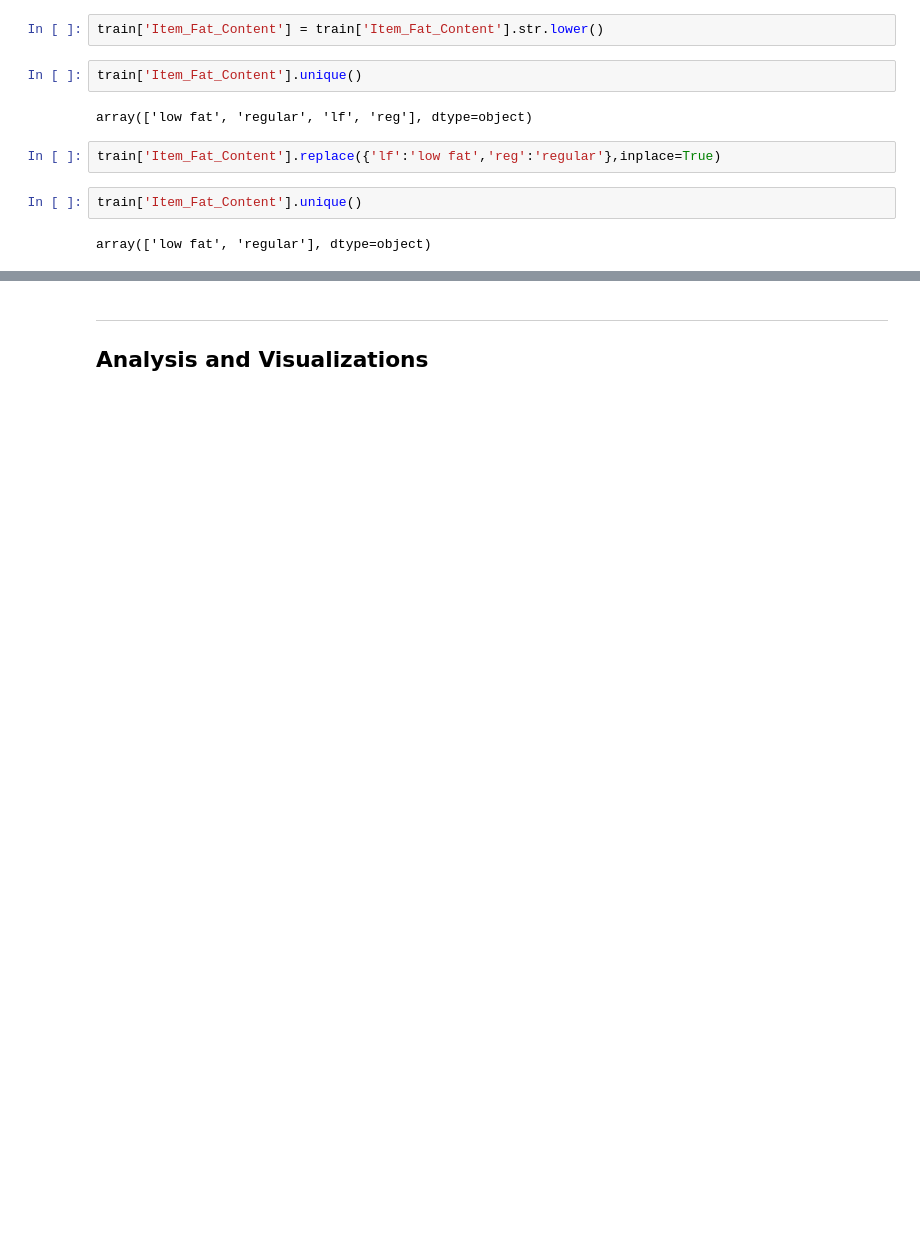
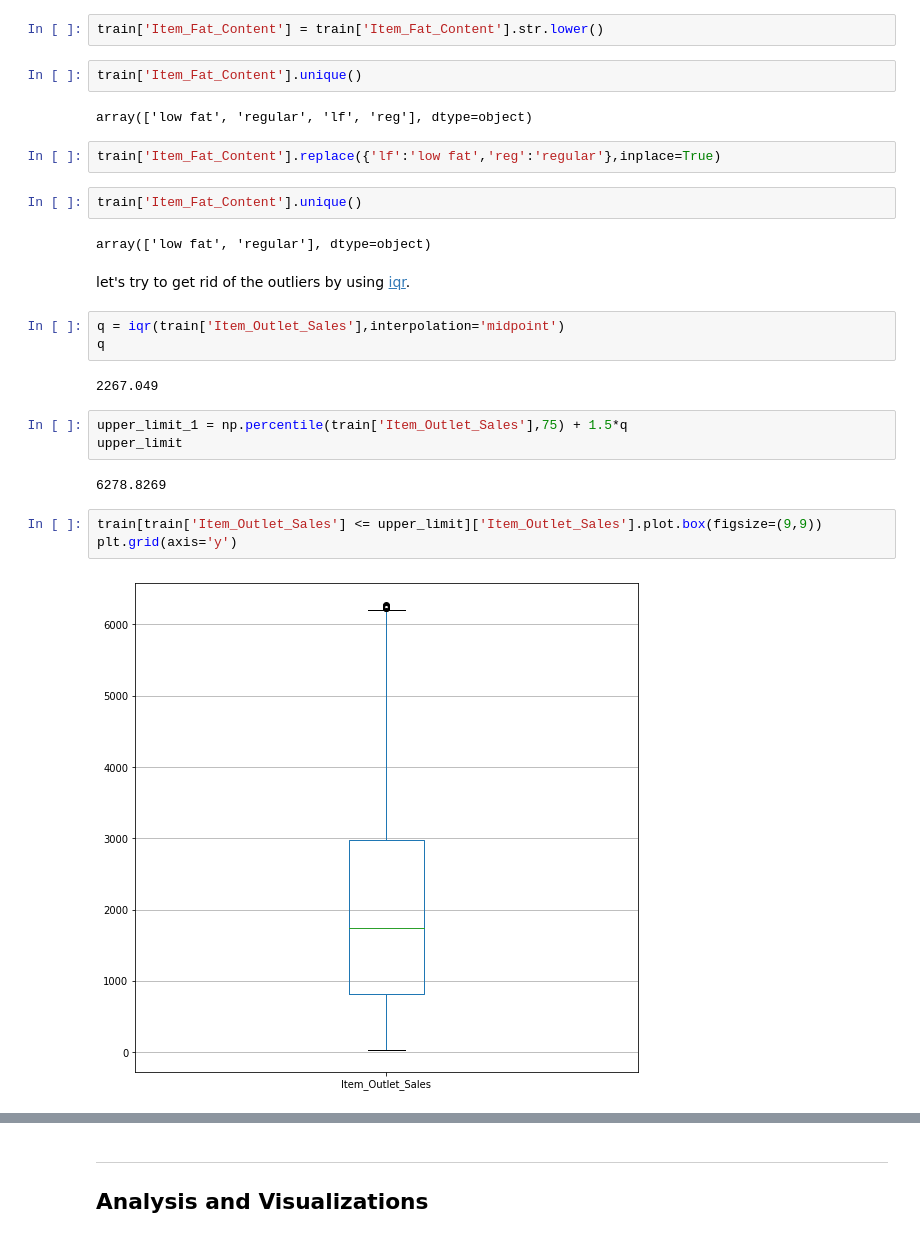
Before and after one commit to YousefSaber/Data-Analysis-2nd, a Jupyter notebook: Train.ipynb, the cells around one changed output, grey strips where cells are left out. Cells and saved outputs as stored; diff of their text form; blank space fills up the shorter version.

```diff
--- a/Train.ipynb
+++ b/Train.ipynb
@@ -133,3 +152,20 @@ train['Item_Fat_Content'].replace({'lf':'low fat','reg':'regular'},inplace=True)
 train['Item_Fat_Content'].unique()
 # %% [output]
 array(['low fat', 'regular'], dtype=object)
+# %% [markdown]
+let's try to get rid of the outliers by using [iqr](https://en.wikipedia.org/wiki/Interquartile_range).
+# %%
+q = iqr(train['Item_Outlet_Sales'],interpolation='midpoint')
+q
+# %% [output]
+2267.049
+# %%
+upper_limit_1 = np.percentile(train['Item_Outlet_Sales'],75) + 1.5*q
+upper_limit
+# %% [output]
+6278.8269
+# %%
+train[train['Item_Outlet_Sales'] <= upper_limit]['Item_Outlet_Sales'].plot.box(figsize=(9,9))
+plt.grid(axis='y')
+# %% [output]
+[figure, added]
```
Also changed, not shown: parts of 29 cells of this notebook, 2 other files.
